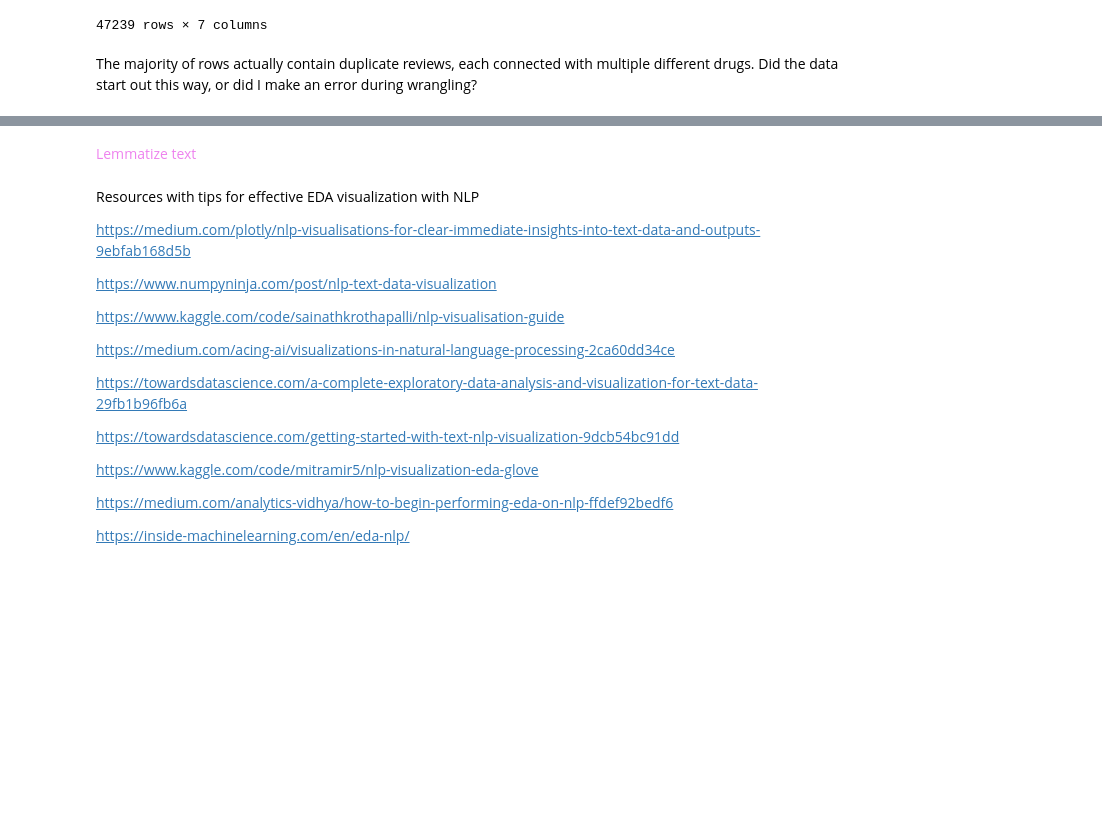
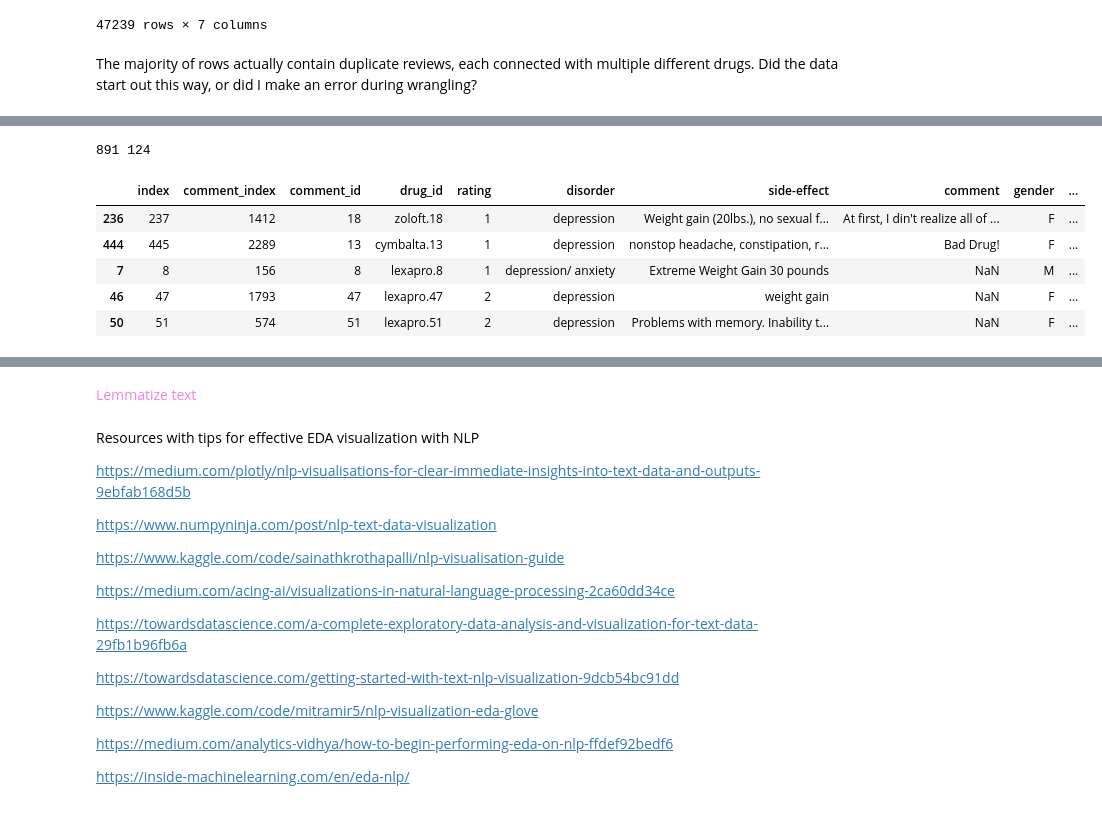
Before and after one commit to fractaldatalearning/psychedelic_efficacy, a Jupyter notebook: notebooks/2-kl-studies-eda.ipynb, the cells around one changed output, grey strips where cells are left out. Cells and saved outputs as stored; diff of their text form; code cells hidden in the pictures; blank space fills up the shorter version.

```diff
--- a/notebooks/2-kl-studies-eda.ipynb
+++ b/notebooks/2-kl-studies-eda.ipynb
@@ -614,3 +614,18 @@ df[df.review.duplicated()==True]
 47239 rows × 7 columns
 # %% [markdown]
 The majority of rows actually contain duplicate reviews, each connected with multiple different drugs. Did the data start out this way, or did I make an error during wrangling?
+# %%
+drugs_dotcom_train = pd.read_csv('../data/raw/drugsComTrain_raw.tsv', sep='\t')
+drugs_dotcom_test = pd.read_csv('../data/raw/drugsComTest_raw.tsv', sep='\t')
+druglib_train = pd.read_csv('../data/raw/drugLibTrain_raw.tsv', sep='\t')
+druglib_test = pd.read_csv('../data/raw/drugLibTest_raw.tsv', sep='\t')
+psytar = pd.read_csv('../data/raw/PsyTAR_dataset_samples.csv')
+# %%
+# Make a function to help figure out what's going on
+def inspect_duplicate_reviews(df, column):
+    df = df.sort_values(by=column)
+    print(len(df), len(df[df[column].duplicated()==True]))
+    return df[df[column].duplicated()==True].head()
+
+# What my current working data looks like
+inspect_duplicate_reviews(df, 'review')
@@ -616,0 +733,10 @@ The majority of rows actually contain duplicate reviews, each connected with mul
+# %%
+inspect_duplicate_reviews(psytar, 'comment')
+# %% [output]
+891 124
+|  | index | comment_index | comment_id | drug_id | rating | disorder | side-effect | comment | gender | ... |
+| 236 | 237 | 1412 | 18 | zoloft.18 | 1 | depression | Weight gain (20lbs.), no sexual f... | At first, I din't realize all of ... | F | ... |
+| 444 | 445 | 2289 | 13 | cymbalta.13 | 1 | depression | nonstop headache, constipation, r... | Bad Drug! | F | ... |
+| 7 | 8 | 156 | 8 | lexapro.8 | 1 | depression/ anxiety | Extreme Weight Gain 30 pounds | NaN | M | ... |
+| 46 | 47 | 1793 | 47 | lexapro.47 | 2 | depression | weight gain | NaN | F | ... |
+| 50 | 51 | 574 | 51 | lexapro.51 | 2 | depression | Problems with memory. Inability t... | NaN | F | ... |
```
Also changed, not shown: parts of 19 cells of this notebook, 1 other file.
